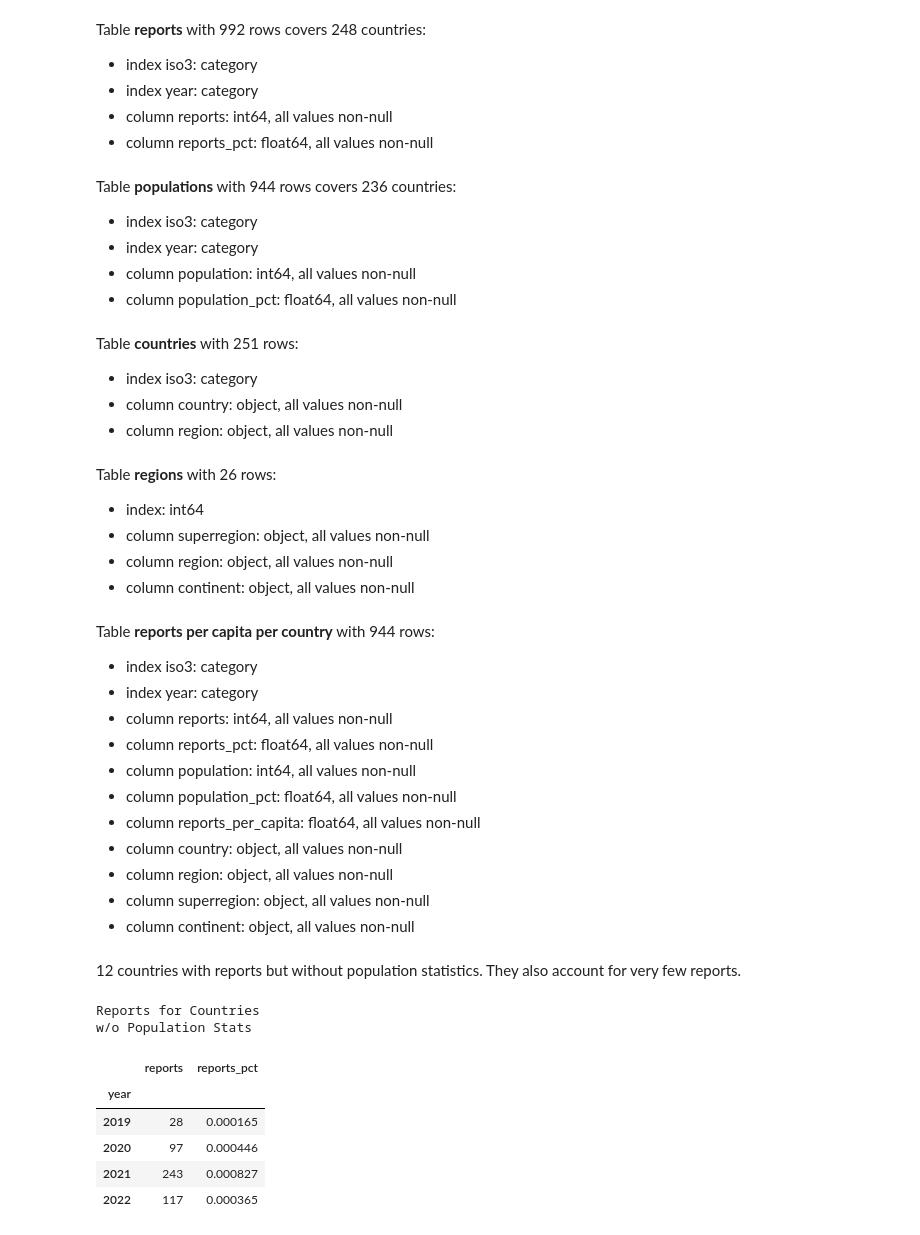
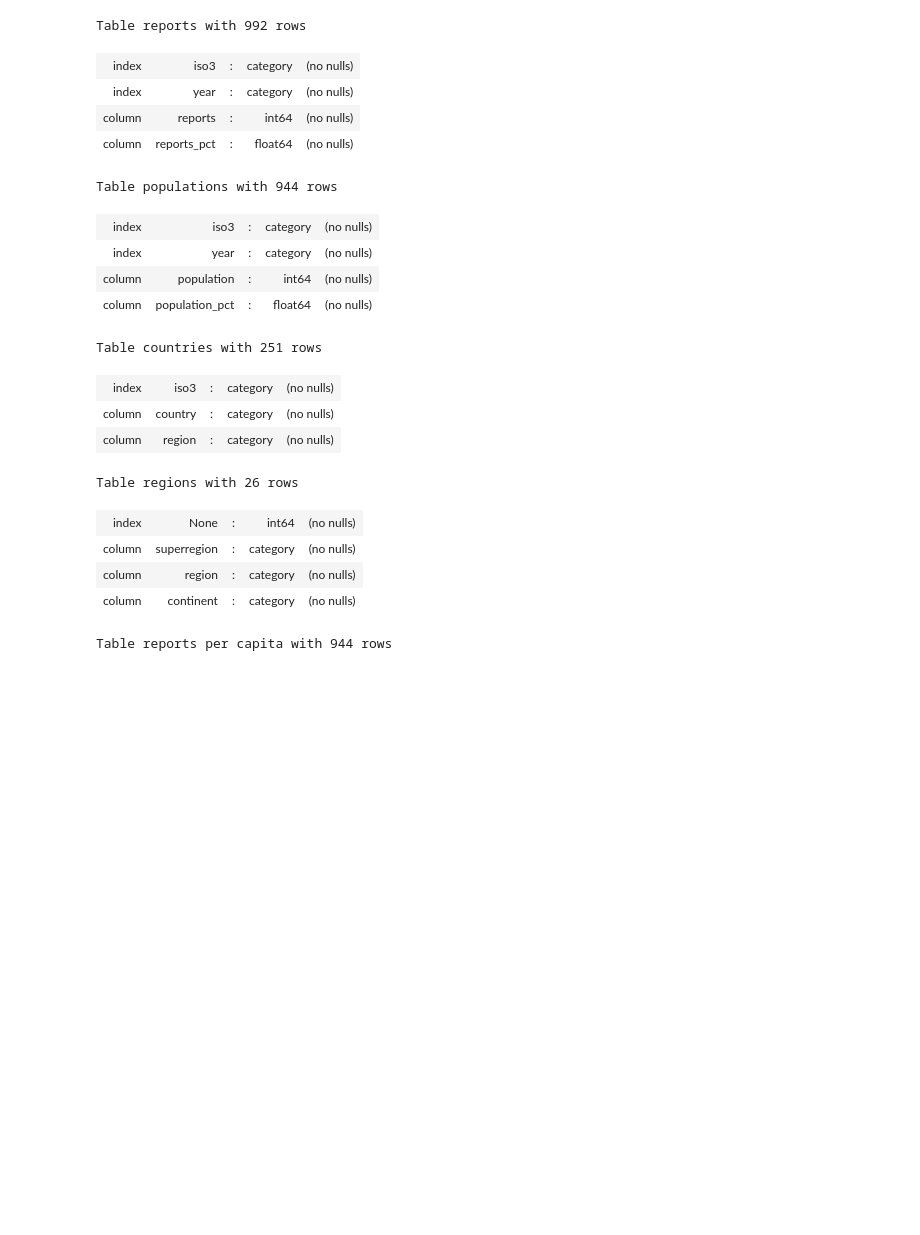
Before and after one commit to apparebit/diaphanous, a Jupyter notebook: analysis.ipynb, the cells around one changed output. Saved outputs shown, nothing was run; the diff lists cells and outputs as text; code cells hidden in the pictures; blank space fills up the shorter version.

```diff
--- a/analysis.ipynb
+++ b/analysis.ipynb
@@ -1,4 +5,5 @@
 # %%
+from functools import partial
 from intransparent import (
     YEAR_LABELS,
     ingest_reports_per_country,
@@ -8,22 +13,18 @@ from intransparent import (
     REPORTS_PER_PLATFORM,
     ingest_reports_per_platform,
     compare_all_platform_reports,
-
-    show_html,
-    show_info,
-    show_table,
 )
 
 import intransparent.meta as meta
 
-show_html(h1='CSAM Reports per Country', h2='Preliminaries')
+from show import mx, show
 
-country_data = ingest_reports_per_country('./data', logger=show_info)
+logger = partial(show, schema=True)
+country_data = ingest_reports_per_country('./data', logger=logger)
 
 countries_without, reports_without = (
     without_populations(country_data.reports, country_data.populations))
-show_html(
-    f'{countries_without.shape[0]} countries with reports but without population '
-    'statistics. They also account for very few reports.')
-show_table(reports_without, title='Reports for Countries<br>w/o Population Stats')
+show(f'{countries_without.shape[0]} countries have reports but not population '
+     'statistics. They also account for very few reports.')
+show(reports_without, caption='Reports for Countries<br>w/o Population Stats')
 # %% [output]
@@ -32,40 +31,20 @@ Preliminaries
-Table reports with 992 rows covers 248 countries:
-index iso3: category
-index year: category
-column reports: int64, all values non-null
-column reports_pct: float64, all values non-null
-Table populations with 944 rows covers 236 countries:
-index iso3: category
-index year: category
-column population: int64, all values non-null
-column population_pct: float64, all values non-null
-Table countries with 251 rows:
-index iso3: category
-column country: object, all values non-null
-column region: object, all values non-null
-Table regions with 26 rows:
-index: int64
-column superregion: object, all values non-null
-column region: object, all values non-null
-column continent: object, all values non-null
-Table reports per capita per country with 944 rows:
-index iso3: category
-index year: category
-column reports: int64, all values non-null
-column reports_pct: float64, all values non-null
-column population: int64, all values non-null
-column population_pct: float64, all values non-null
-column reports_per_capita: float64, all values non-null
-column country: object, all values non-null
-column region: object, all values non-null
-column superregion: object, all values non-null
-column continent: object, all values non-null
-12 countries with reports but without population statistics. They also account for very few reports.
-Reports for Countries
-w/o Population Stats
+Table reports with 992 rows
-|  | reports | reports_pct |
-| year |  |  |
-| 2019 | 28 | 0.000165 |
-| 2020 | 97 | 0.000446 |
-| 2021 | 243 | 0.000827 |
-| 2022 | 117 | 0.000365 |
+| index | iso3 | : | category | (no nulls) |
+| index | year | : | category | (no nulls) |
+| column | reports | : | int64 | (no nulls) |
+| column | reports_pct | : | float64 | (no nulls) |
+Table populations with 944 rows
+| index | iso3 | : | category | (no nulls) |
+| index | year | : | category | (no nulls) |
+| column | population | : | int64 | (no nulls) |
+| column | population_pct | : | float64 | (no nulls) |
+Table countries with 251 rows
+| index | iso3 | : | category | (no nulls) |
+| column | country | : | category | (no nulls) |
+| column | region | : | category | (no nulls) |
+Table regions with 26 rows
+| index | None | : | int64 | (no nulls) |
+| column | superregion | : | category | (no nulls) |
+| column | region | : | category | (no nulls) |
+| column | continent | : | category | (no nulls) |
+Table reports per capita with 944 rows
```
Also changed, not shown: parts of 14 cells of this notebook.
